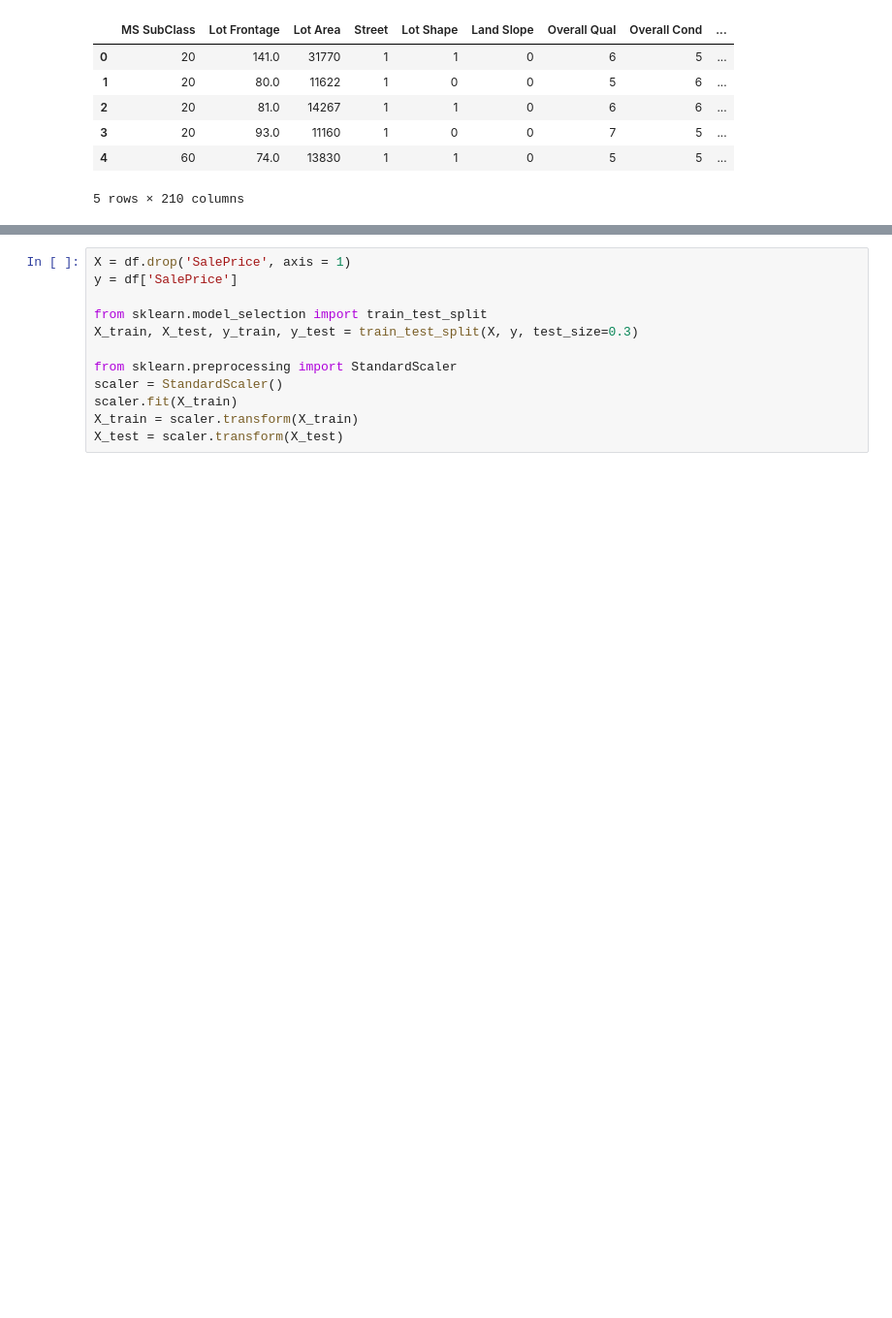
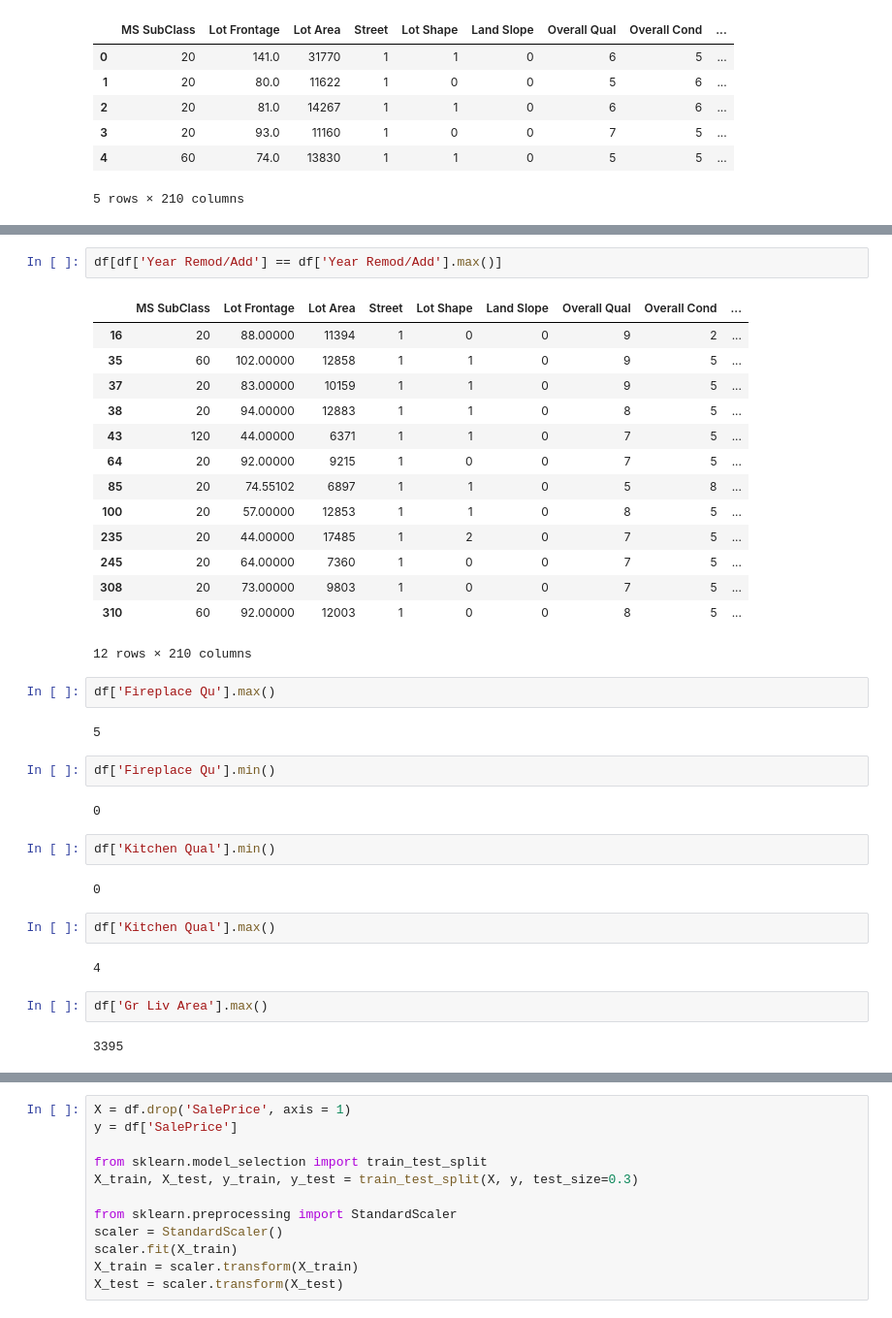
Before and after one commit to AqramAbdulRahim/Project1_CaseStudy, a Jupyter notebook: files/Model/Aqram final model (L1).ipynb, the cells around one changed output, grey strips where cells are left out. Shown at 97% size. Saved outputs shown, nothing was run; the diff lists cells and outputs as text; blank space fills up the shorter version.

```diff
--- a/files/Model/Aqram final model (L1).ipynb
+++ b/files/Model/Aqram final model (L1).ipynb
@@ -17,0 +48,37 @@ df.head()
+# %%
+df[df['Year Remod/Add'] == df['Year Remod/Add'].max()]
+# %% [output]
+|  | MS SubClass | Lot Frontage | Lot Area | Street | Lot Shape | Land Slope | Overall Qual | Overall Cond | ... |
+| 16 | 20 | 88.00000 | 11394 | 1 | 0 | 0 | 9 | 2 | ... |
+| 35 | 60 | 102.00000 | 12858 | 1 | 1 | 0 | 9 | 5 | ... |
+| 37 | 20 | 83.00000 | 10159 | 1 | 1 | 0 | 9 | 5 | ... |
+| 38 | 20 | 94.00000 | 12883 | 1 | 1 | 0 | 8 | 5 | ... |
+| 43 | 120 | 44.00000 | 6371 | 1 | 1 | 0 | 7 | 5 | ... |
+| 64 | 20 | 92.00000 | 9215 | 1 | 0 | 0 | 7 | 5 | ... |
+| 85 | 20 | 74.55102 | 6897 | 1 | 1 | 0 | 5 | 8 | ... |
+| 100 | 20 | 57.00000 | 12853 | 1 | 1 | 0 | 8 | 5 | ... |
+| 235 | 20 | 44.00000 | 17485 | 1 | 2 | 0 | 7 | 5 | ... |
+| 245 | 20 | 64.00000 | 7360 | 1 | 0 | 0 | 7 | 5 | ... |
+| 308 | 20 | 73.00000 | 9803 | 1 | 0 | 0 | 7 | 5 | ... |
+| 310 | 60 | 92.00000 | 12003 | 1 | 0 | 0 | 8 | 5 | ... |
+12 rows × 210 columns
+# %%
+df['Fireplace Qu'].max()
+# %% [output]
+5
+# %%
+df['Fireplace Qu'].min()
+# %% [output]
+0
+# %%
+df['Kitchen Qual'].min()
+# %% [output]
+0
+# %%
+df['Kitchen Qual'].max()
+# %% [output]
+4
+# %%
+df['Gr Liv Area'].max()
+# %% [output]
+3395
```
Also changed, not shown: parts of 20 cells of this notebook, 17 other files.
